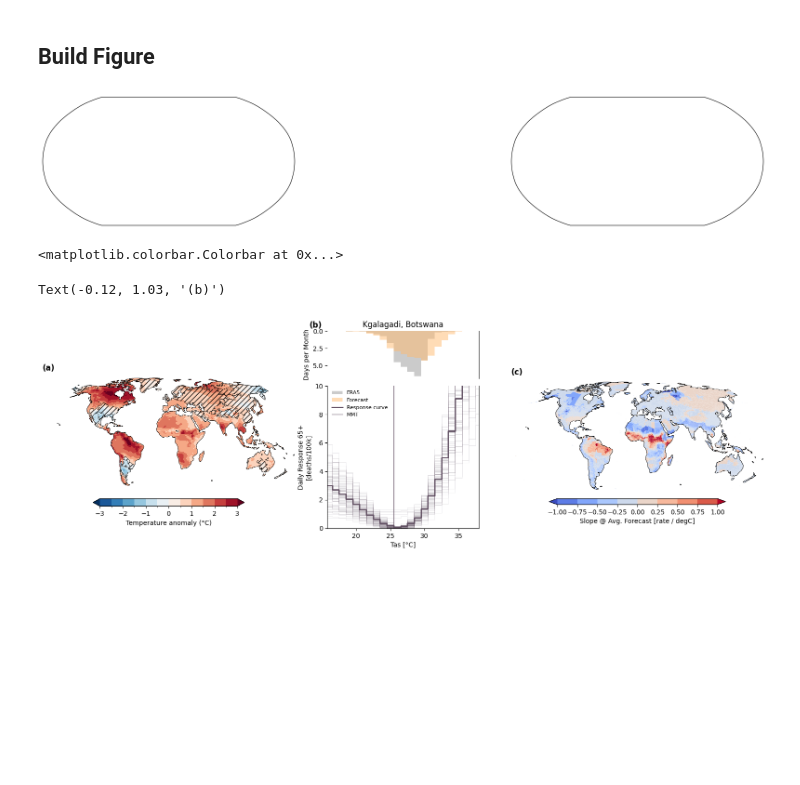
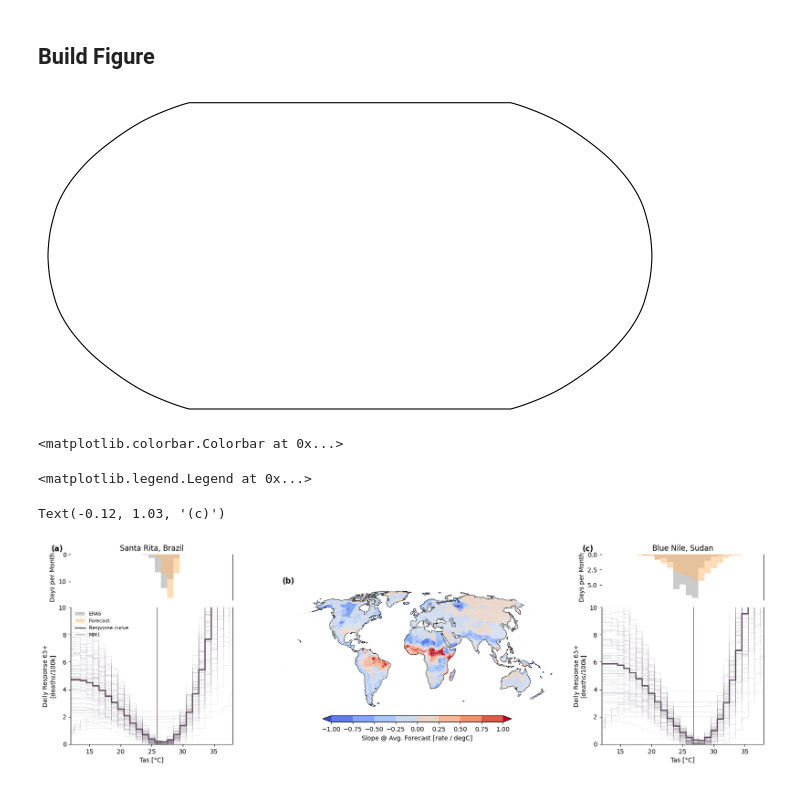
Before and after one commit to ezuetell/mccusker_seasonal_2026, a Jupyter notebook: paper_plotting/p01_forecast_method.ipynb, the cells around one changed output. Saved outputs shown, nothing was run; the diff lists cells and outputs as text; code cells hidden in the pictures; blank space fills up the shorter version.

```diff
--- a/paper_plotting/p01_forecast_method.ipynb
+++ b/paper_plotting/p01_forecast_method.ipynb
@@ -220,14 +226,13 @@ gdf_rob, attrs_c = load_panel_c(FIG1C_PATH, config.polygons)
 # %%
 ### Set Colors ###
 COLORS = {"era5": "#999999", "forecast": "#ffbb6f", "response": "#5e4c5f"}
 
 fig = plt.figure(figsize=(20, 5.5))
-gs = fig.add_gridspec(1, 3, width_ratios=[1, 0.6, 1], wspace=0.15)
+gs = fig.add_gridspec(1, 3, width_ratios=[0.6, 1, 0.6], wspace=0.25)
 
-ax_map1 = fig.add_subplot(gs[0], projection=ccrs.Robinson())  # Forecast
-ax_map3 = fig.add_subplot(gs[2], projection=ccrs.Robinson())  # Slope
+ax_map = fig.add_subplot(gs[1], projection=ccrs.Robinson())  # Slope
 # %% [output]
-[figure, old version]
+[figure, new version]
 # %%
 ### Plot Forecast Mean ###
 step = 0.5
@@ -288,49 +293,35 @@ fig.colorbar(
 # %% [output]
 <matplotlib.colorbar.Colorbar at 0x...>
 # %%
-# Plot Region Panel
-ax_hist, ax_resp = plot_region_panel(
-    fig,
-    gs[1],
-    clim_b,
-    beta_b,
-    COLORS,
+ax_hist_a, ax_resp_a = plot_region_panel(
+    fig, gs[0], clim_a, beta_a, COLORS,
+    title=attrs_a["region_title"],
+    show_left_labels=True, show_right_labels=True,
+)
+ax_hist_c, ax_resp_c = plot_region_panel(
+    fig, gs[2], clim_b, beta_b, COLORS,
     title=attrs_b["region_title"],
-    show_left_labels=True,
-    show_right_labels=True,
+    show_left_labels=True, show_right_labels=True,
 )
 
-h1, l1 = ax_hist.get_legend_handles_labels()
-h2, l2 = ax_resp.get_legend_handles_labels()
-ax_resp.legend(h1 + h2, l1 + l2, loc="upper left", fontsize=8, frameon=False)
-
-# ---- Panel labels ----
-for label, a in zip("ac", [ax_map1, ax_map3]):
-    a.text(
-        0.0,
-        1.03,
-        f"({label})",
-        transform=a.transAxes,
-        fontsize=12,
-        fontweight="bold",
-        va="bottom",
-        ha="left",
-    )
-ax_hist.text(
-    -0.12,
-    1.03,
-    "(b)",
-    transform=ax_hist.transAxes,
-    fontsize=12,
-    fontweight="bold",
-    va="bottom",
-    ha="left",
-)
+# Shared legend on the first region panel only
+h1, l1 = ax_hist_a.get_legend_handles_labels()
+h2, l2 = ax_resp_a.get_legend_handles_labels()
+ax_resp_a.legend(h1 + h2, l1 + l2, loc="upper left", fontsize=8, frameon=False)
 # %% [output]
-Text(-0.12, 1.03, '(b)')
+<matplotlib.legend.Legend at 0x...>
+# %%
+# ---- Panel labels ----
+label_kw = dict(fontsize=12, fontweight="bold", va="bottom", ha="left")
+
+ax_hist_a.text(-0.12, 1.03, "(a)", transform=ax_hist_a.transAxes, **label_kw)
+ax_map.text(0.0, 1.03, "(b)", transform=ax_map.transAxes, **label_kw)
+ax_hist_c.text(-0.12, 1.03, "(c)", transform=ax_hist_c.transAxes, **label_kw)
+# %% [output]
+Text(-0.12, 1.03, '(c)')
 # %%
 fig.savefig(f"{config.version}_method_diagram_map.png", dpi=600, bbox_inches="tight")
 # %%
 fig
 # %% [output]
-[figure, old version]
+[figure, new version]
```
Also changed, not shown: parts of 5 cells of this notebook, 1 other file.
